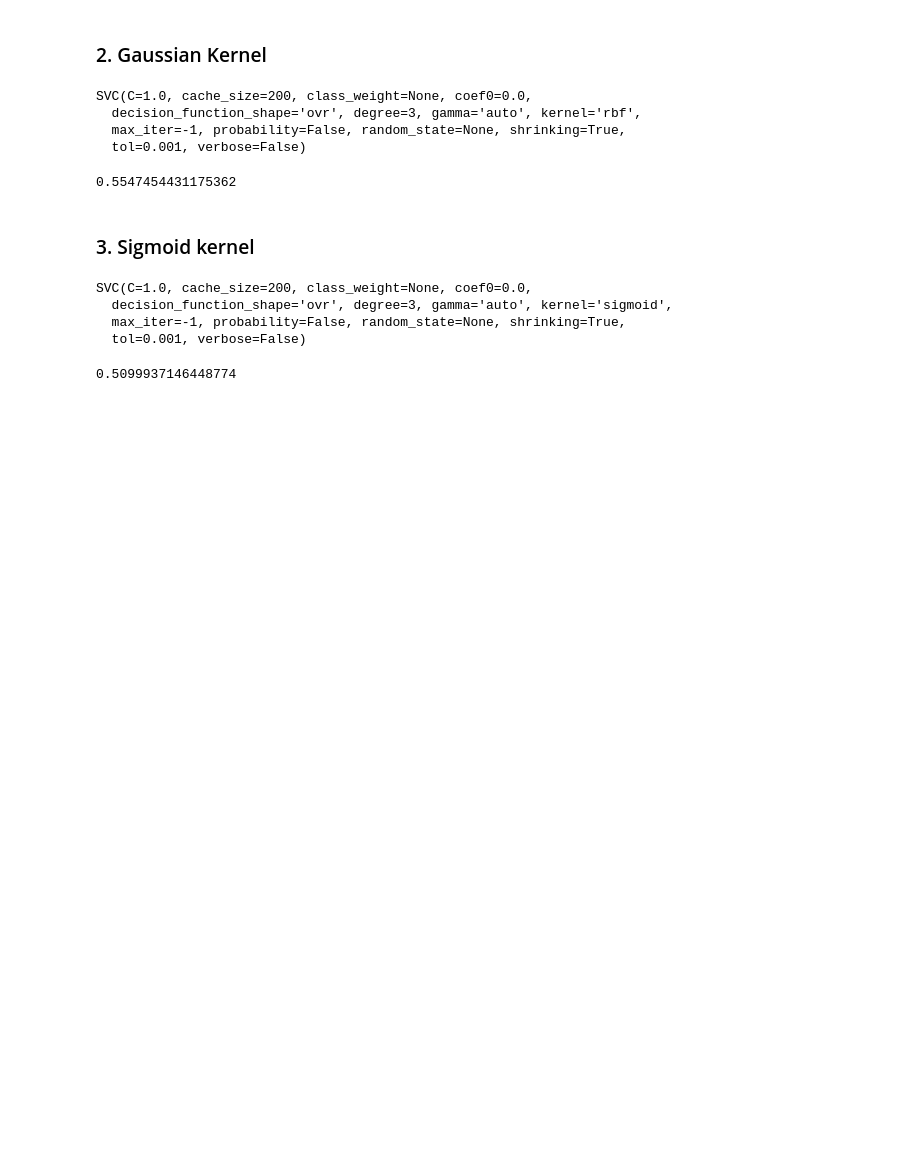
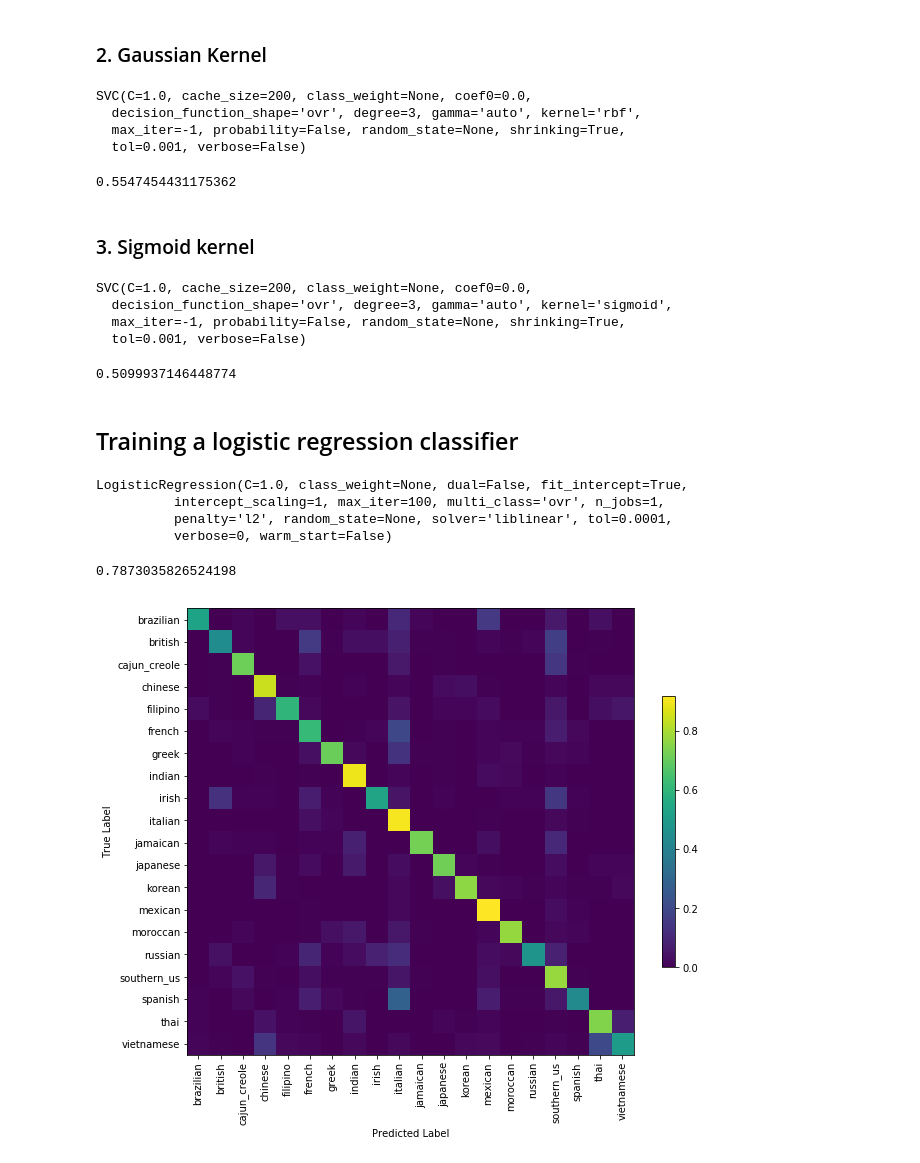
Before and after one commit to neerajms/kaggle_whats_cooking, a Jupyter notebook: analysis.ipynb, the cells around one changed output. Saved outputs shown, nothing was run; the diff lists cells and outputs as text; code cells hidden in the pictures; blank space fills up the shorter version.

```diff
--- a/analysis.ipynb
+++ b/analysis.ipynb
@@ -315,3 +309,5 @@ SVC(C=1.0, cache_size=200, class_weight=None, coef0=0.0,
 svm_classifier.score(X_test, y_test)
 # %% [output]
 0.5099937146448774
+# %% [markdown]
+## Training a logistic regression classifier
@@ -317,0 +316,31 @@ svm_classifier.score(X_test, y_test)
+# %%
+lrc_classifier = LogisticRegression()
+lrc_classifier.fit(X_train, y_train)
+# %% [output]
+LogisticRegression(C=1.0, class_weight=None, dual=False, fit_intercept=True,
+          intercept_scaling=1, max_iter=100, multi_class='ovr', n_jobs=1,
+          penalty='l2', random_state=None, solver='liblinear', tol=0.0001,
+          verbose=0, warm_start=False)
+# %%
+lrc_classifier.score(X_test, y_test)
+# %% [output]
+0.7873035826524198
+# %%
+y_pred = lrc_classifier.predict(X_test)
+# %%
+# Confusion matrix
+plt.figure(figsize=(10, 10))
+cm = confusion_matrix(y_test, y_pred)
+cm_normalised = cm.astype('float') / cm.sum(axis=1)[:, np.newaxis]
+
+plt.imshow(cm_normalised, interpolation='nearest')
+plt.colorbar(shrink=0.5)
+cuisines = encoder.classes_
+tick_marks = np.arange(len(encoder.classes_))
+plt.xticks(tick_marks, cuisines, rotation=90)
+plt.yticks(tick_marks, cuisines)
+plt.ylabel('True Label')
+plt.xlabel('Predicted Label')
+plt.grid(False)
+# %% [output]
+[figure, added]
```
Also changed, not shown: parts of 5 cells of this notebook.
